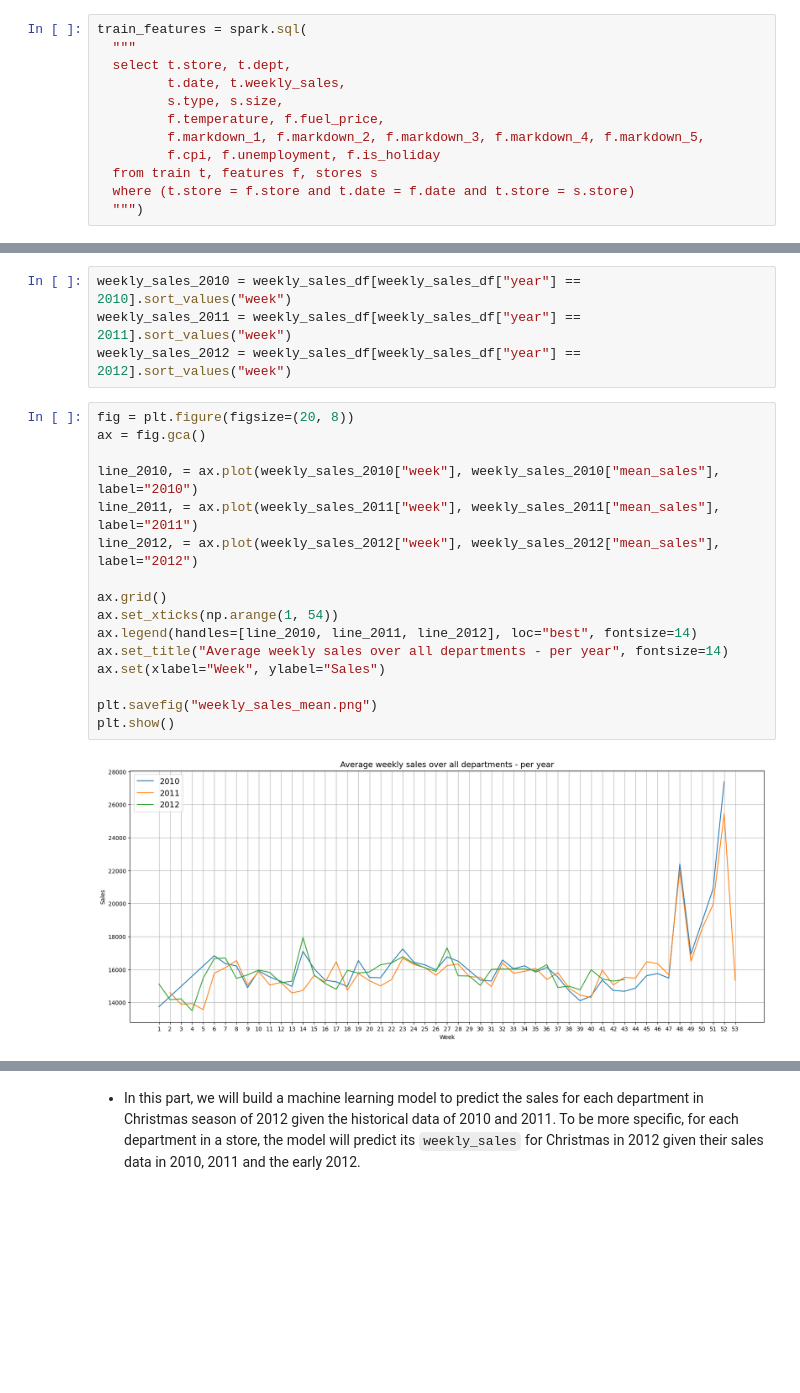
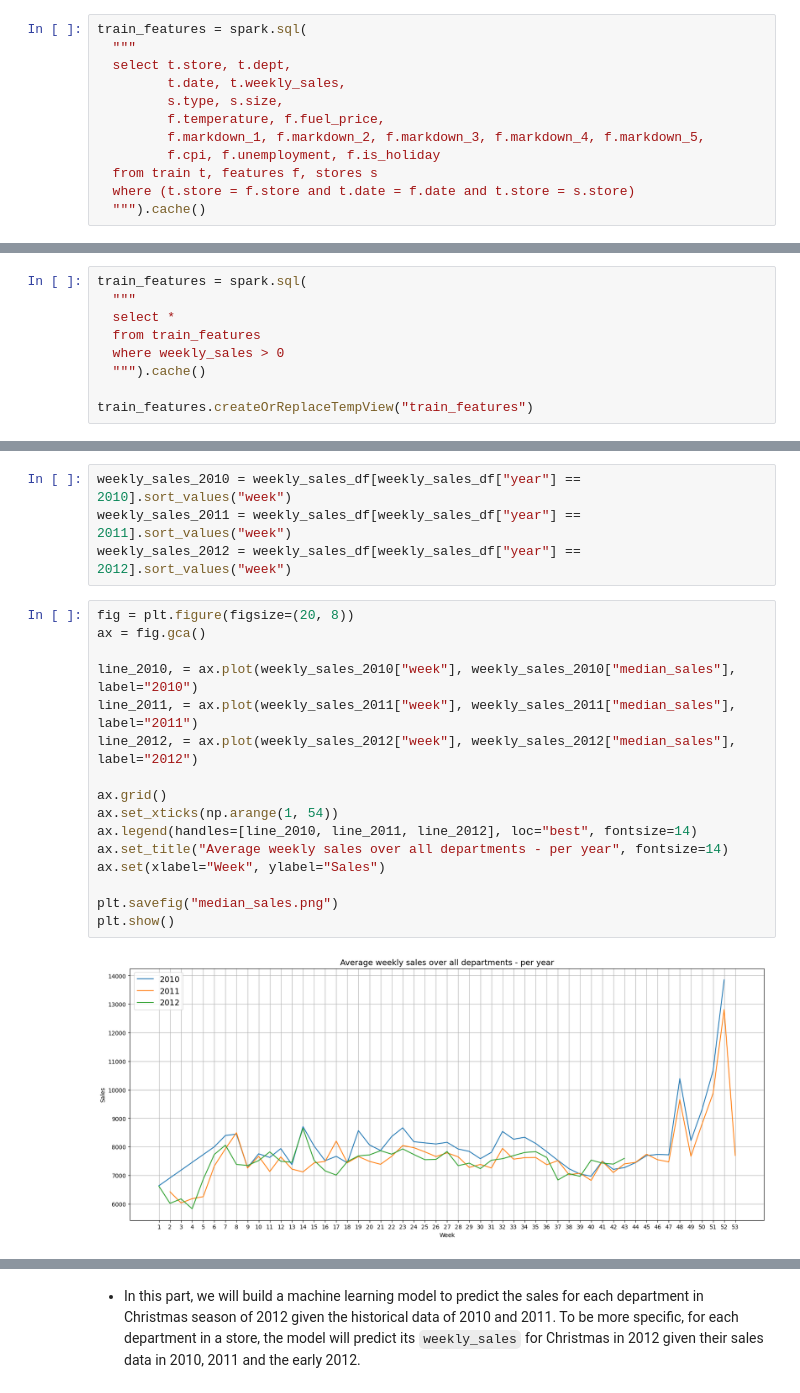
Before and after one commit to hungnd11/msc-business-intelligence, a Jupyter notebook: capstone-project/notebooks/sales_forecasting_spark.ipynb, the cells around one changed output, grey strips where cells are left out. Drawn from its saved outputs; the diff is of its cells as text; blank space fills up the shorter version.

Commit message:
add docs with images for analysis

```diff
--- a/capstone-project/notebooks/sales_forecasting_spark.ipynb
+++ b/capstone-project/notebooks/sales_forecasting_spark.ipynb
@@ -164,6 +174,6 @@ train_features = spark.sql(
          f.cpi, f.unemployment, f.is_holiday
   from train t, features f, stores s
   where (t.store = f.store and t.date = f.date and t.store = s.store)
-  """)
+  """).cache()
 # %%
 train_features.createOrReplaceTempView("train_features")
@@ -169,0 +249,9 @@ train_features.createOrReplaceTempView("train_features")
+# %%
+train_features = spark.sql(
+  """
+  select *
+  from train_features
+  where weekly_sales > 0
+  """).cache()
+
+train_features.createOrReplaceTempView("train_features")
@@ -262,18 +363,18 @@ weekly_sales_2012 = weekly_sales_df[weekly_sales_df["year"] == 2012].sort_values
 # %%
 fig = plt.figure(figsize=(20, 8))
 ax = fig.gca()
 
-line_2010, = ax.plot(weekly_sales_2010["week"], weekly_sales_2010["mean_sales"], label="2010")
-line_2011, = ax.plot(weekly_sales_2011["week"], weekly_sales_2011["mean_sales"], label="2011")
-line_2012, = ax.plot(weekly_sales_2012["week"], weekly_sales_2012["mean_sales"], label="2012")
+line_2010, = ax.plot(weekly_sales_2010["week"], weekly_sales_2010["median_sales"], label="2010")
+line_2011, = ax.plot(weekly_sales_2011["week"], weekly_sales_2011["median_sales"], label="2011")
+line_2012, = ax.plot(weekly_sales_2012["week"], weekly_sales_2012["median_sales"], label="2012")
 
 ax.grid()
 ax.set_xticks(np.arange(1, 54))
 ax.legend(handles=[line_2010, line_2011, line_2012], loc="best", fontsize=14)
 ax.set_title("Average weekly sales over all departments - per year", fontsize=14)
 ax.set(xlabel="Week", ylabel="Sales")
 
-plt.savefig("weekly_sales_mean.png")
+plt.savefig("median_sales.png")
 plt.show()
 # %% [output]
-[figure, old version]
+[figure, new version]
```
Also changed, not shown: parts of 93 cells of this notebook, 6 other files.
